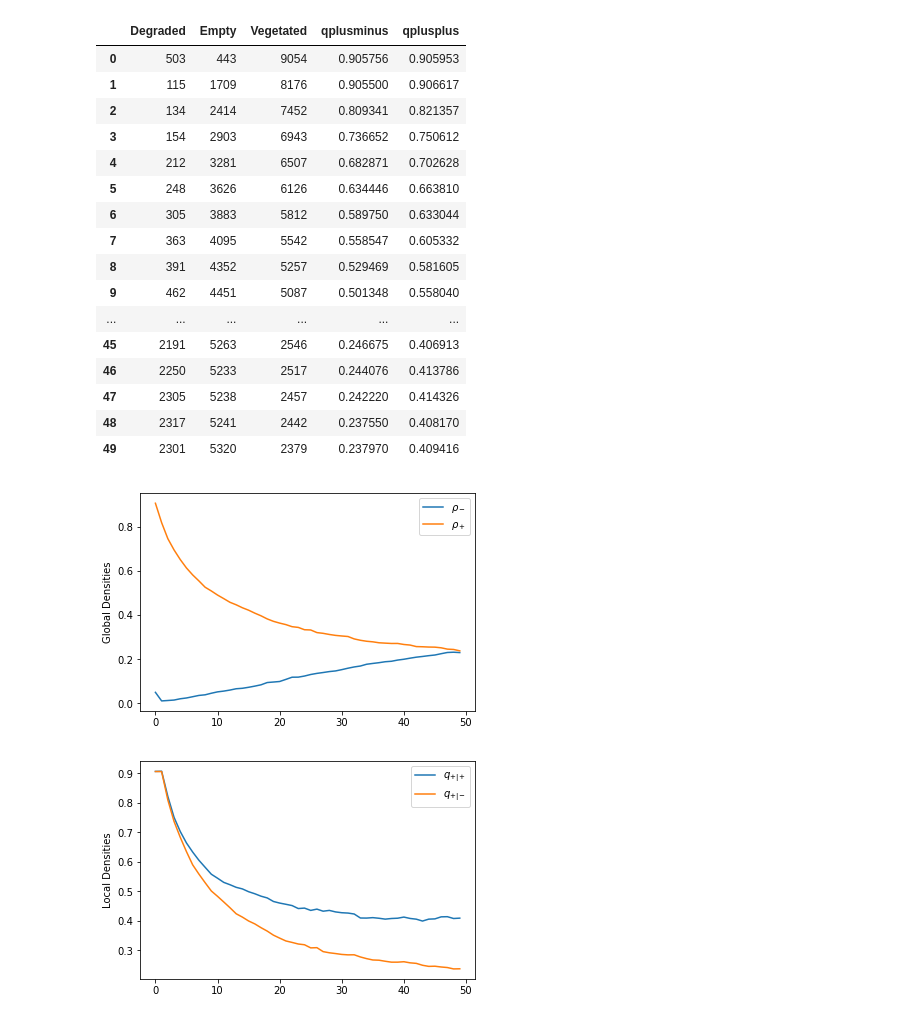
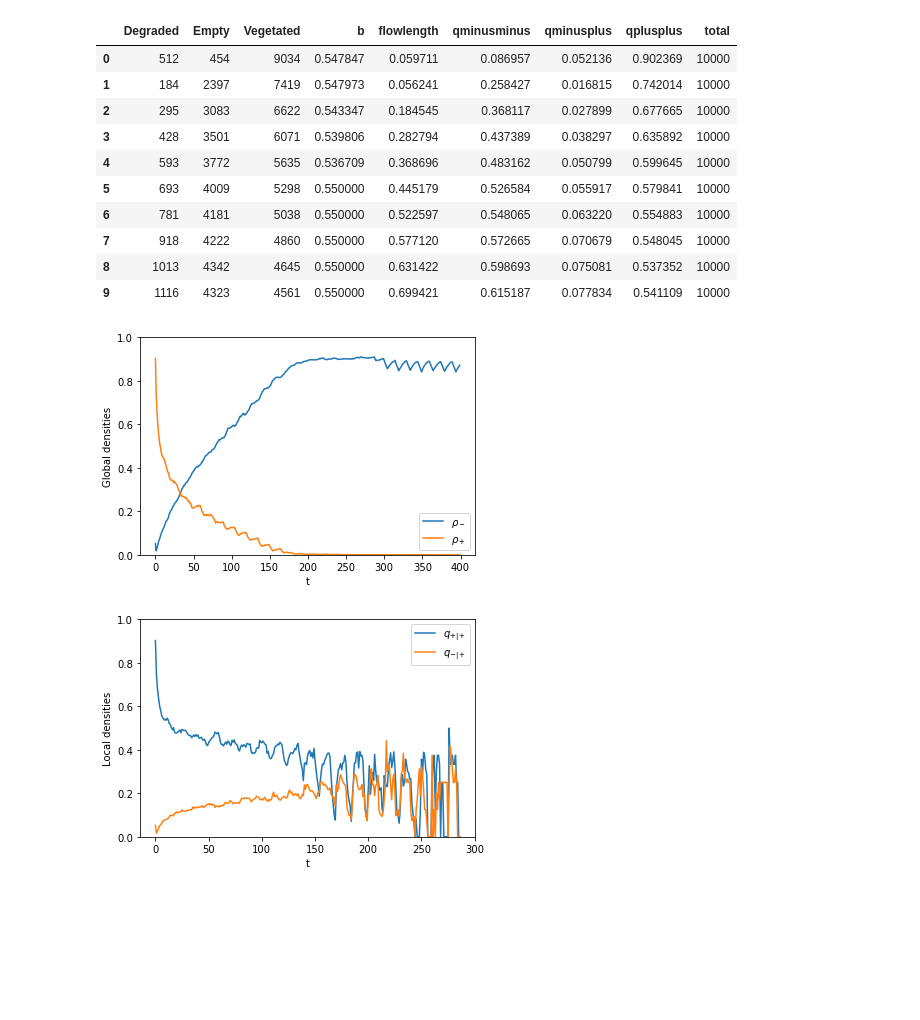
Before and after one commit to intramuros/abm, a Jupyter notebook: Gather and plot.ipynb, the cells around one changed output. Drawn from its saved outputs; the diff is of its cells as text; code cells hidden in the pictures; blank space fills up the shorter version.

```diff
--- a/Gather and plot.ipynb
+++ b/Gather and plot.ipynb
@@ -22,6 +22,7 @@ from ecosystem.model import EcoModel
 from ecosystem.model import EcoModel
 from mesa.datacollection import DataCollector
 import time
+import json
 start_time = time.time()
 
 # fixed_params = {"width": 50,
@@ -29,9 +30,32 @@ start_time = time.time()
 #                 "b": 0.5,
 #                 "m": 0.1}
 
-model = EcoModel(0.4, 0.1, "ecosystem/config_file.json")
+m=0.3
+b=0.55
+# Switch to use model with flowlength extension
+with_FL = True
 
-for i in range(50):
+if with_FL:
+    config_file = "ecosystem/config_file.json"
+else:
+    config_file = "ecosystem/config_file_figure_3.json"
+
+params = json.load(open(config_file))
+m=0.2
+b=0.55
+f =  params["f"]
+d = params["d"]
+c = params["c"]
+r = params["r"]
+delta = params["delta"]
+alpha_f = params["alpha_feedback"]
+alpha_b = params["alpha_bare"]
+
+alpha_f=1.75
+
+model = EcoModel(b, m, d,f,c,r,delta, alpha_f, alpha_b, config_file)
+
+for i in range(400):
     model.step()
 
 print(time.time()-start_time)
@@ -56,38 +64,35 @@ Degraded: 2333
 # %%
 stats = model.datacollector.get_model_vars_dataframe()
-stats
+stats['total'] = (stats.Degraded+stats.Vegetated+stats.Empty)
+stats.head(10)
 # %% [output]
-|  | Degraded | Empty | Vegetated | qplusminus | qplusplus |
-| 0 | 503 | 443 | 9054 | 0.905756 | 0.905953 |
-| 1 | 115 | 1709 | 8176 | 0.905500 | 0.906617 |
-| 2 | 134 | 2414 | 7452 | 0.809341 | 0.821357 |
-| 3 | 154 | 2903 | 6943 | 0.736652 | 0.750612 |
-| 4 | 212 | 3281 | 6507 | 0.682871 | 0.702628 |
-| 5 | 248 | 3626 | 6126 | 0.634446 | 0.663810 |
-| 6 | 305 | 3883 | 5812 | 0.589750 | 0.633044 |
-| 7 | 363 | 4095 | 5542 | 0.558547 | 0.605332 |
-| 8 | 391 | 4352 | 5257 | 0.529469 | 0.581605 |
-| 9 | 462 | 4451 | 5087 | 0.501348 | 0.558040 |
-| ... | ... | ... | ... | ... | ... |
-| 45 | 2191 | 5263 | 2546 | 0.246675 | 0.406913 |
-| 46 | 2250 | 5233 | 2517 | 0.244076 | 0.413786 |
-| 47 | 2305 | 5238 | 2457 | 0.242220 | 0.414326 |
-| 48 | 2317 | 5241 | 2442 | 0.237550 | 0.408170 |
-| 49 | 2301 | 5320 | 2379 | 0.237970 | 0.409416 |
+|  | Degraded | Empty | Vegetated | b | flowlength | qminusminus | qminusplus | qplusplus | total |
+| 0 | 512 | 454 | 9034 | 0.547847 | 0.059711 | 0.086957 | 0.052136 | 0.902369 | 10000 |
+| 1 | 184 | 2397 | 7419 | 0.547973 | 0.056241 | 0.258427 | 0.016815 | 0.742014 | 10000 |
+| 2 | 295 | 3083 | 6622 | 0.543347 | 0.184545 | 0.368117 | 0.027899 | 0.677665 | 10000 |
+| 3 | 428 | 3501 | 6071 | 0.539806 | 0.282794 | 0.437389 | 0.038297 | 0.635892 | 10000 |
+| 4 | 593 | 3772 | 5635 | 0.536709 | 0.368696 | 0.483162 | 0.050799 | 0.599645 | 10000 |
+| 5 | 693 | 4009 | 5298 | 0.550000 | 0.445179 | 0.526584 | 0.055917 | 0.579841 | 10000 |
+| 6 | 781 | 4181 | 5038 | 0.550000 | 0.522597 | 0.548065 | 0.063220 | 0.554883 | 10000 |
+| 7 | 918 | 4222 | 4860 | 0.550000 | 0.577120 | 0.572665 | 0.070679 | 0.548045 | 10000 |
+| 8 | 1013 | 4342 | 4645 | 0.550000 | 0.631422 | 0.598693 | 0.075081 | 0.537352 | 10000 |
+| 9 | 1116 | 4323 | 4561 | 0.550000 | 0.699421 | 0.615187 | 0.077834 | 0.541109 | 10000 |
 # %%
 # Figure 3a
 # Plot the global densities at each time step
 
 from matplotlib import pyplot as plt
 total = (stats.Degraded+stats.Vegetated+stats.Empty)
 plt.plot(stats.Degraded/(total), label = r'$\rho_-$')
 plt.plot(stats.Vegetated/(total), label = r'$\rho_+$')
 plt.legend()
-plt.ylabel('Global Densities')
-plt.savefig(output_dir+"Global_densities.png", format = 'png' )
+plt.xlabel('t')
+plt.ylim([0,1])
+plt.ylabel('Global densities')
+plt.savefig(output_dir+"Global_densities_delta_%s_c_%s_r_%s_d_%s_f%s_m_%s_b_%s_FL_%s.png"%(delta,c,r,d,f,m,b, with_FL), format = 'png' )
 plt.show()
 # %% [output]
-[figure, old version]
+[figure, new version]
 # %%
 # Plot local densities
 # q+|+ number of vegetated neighbours of vegetates sites
@@ -96,12 +101,14 @@ plt.show()
 from matplotlib import pyplot as plt
 
 plt.plot(stats.qplusplus, label = r'$q_{+|+}$')
-plt.plot(stats.qplusminus, label = r'$q_{+|-}$')
+plt.plot(stats.qminusplus, label = r'$q_{-|+}$')
 plt.legend()
-plt.ylabel('Local Densities')
-plt.savefig(output_dir + "Local_densities.png", format = 'png' )
+plt.xlabel('t')
+plt.ylim([0,1])
+plt.ylabel('Local densities')
+plt.savefig(output_dir + "Local_densities_delta_%s_c_%s_r_%s_d_%s_f%s_m_%s_b_%s_FL_%s.png"%(delta,c,r,d,f,m,b, with_FL), format = 'png' )
 plt.show()
 # %% [output]
-[figure, old version]
+[figure, new version]
 # %%
 from matplotlib import pyplot as plt
```
Also changed, not shown: parts of 7 cells of this notebook, 2 other files.
